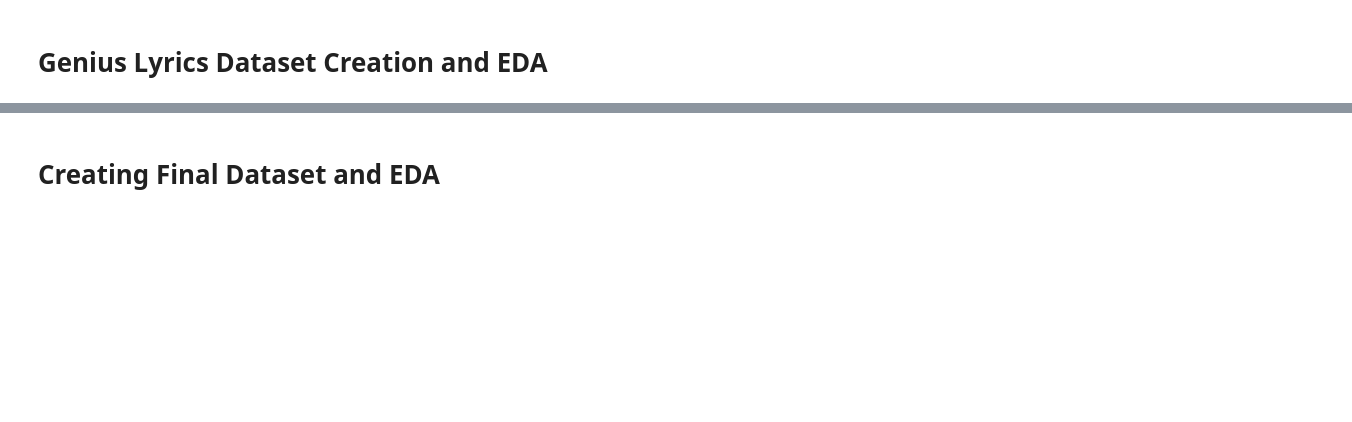
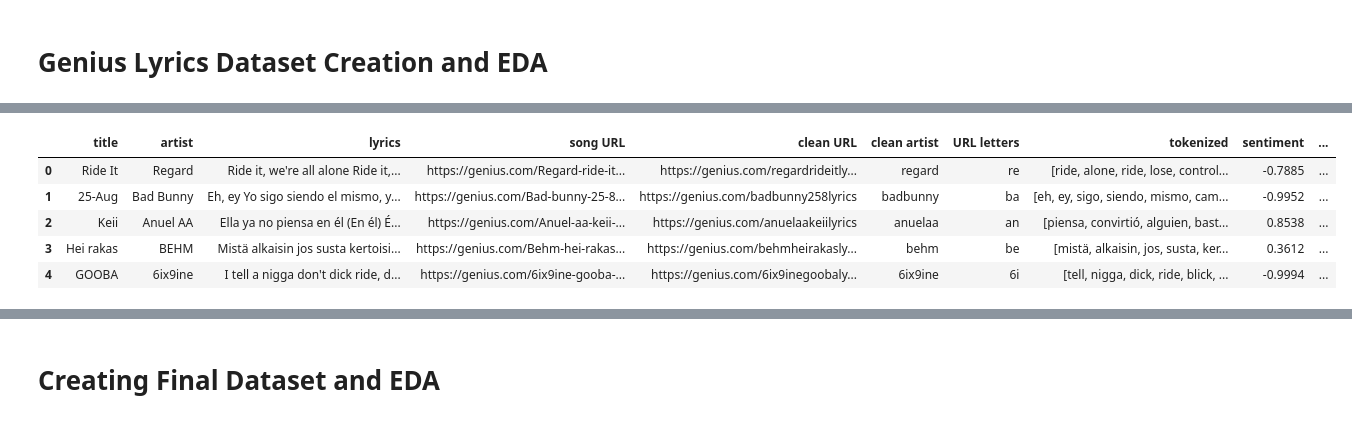
Before and after one commit to Joseph-Willem-Ricci/5450-final-project, a Jupyter notebook: CIS5450_Project.ipynb, the cells around one changed output, grey strips where cells are left out. Cells and saved outputs as stored; diff of their text form; code cells hidden in the pictures; blank space fills up the shorter version.

```diff
--- a/CIS5450_Project.ipynb
+++ b/CIS5450_Project.ipynb
@@ -637,3 +896,3 @@ df_lyrics.loc[df_lyrics['song URL'] == 'https://genius.com/Gerald-haywood-2018-h
 # %%
 # clean up by dropping rows that aren't lyrics
-df_lyrics = df_lyrics[~df_lyrics['song URL'].str.contains('annotated')]
+"""df_lyrics = df_lyrics[~df_lyrics['song URL'].str.contains('annotated')]"""
@@ -642,12 +903,13 @@ df_lyrics = df_lyrics[~df_lyrics['song URL'].str.contains('annotated')]
 df_lyrics['lyrics'] = [re.sub('^.*Lyrics', '', x) for x in df_lyrics['lyrics']]
 # %%
 #remove rows where the URL is not correct so the lyrics are not accurate
+# commented out because I ran this code before uploading the final data file to kaggle instead
 
-df_lyrics['clean URL'] = df_lyrics['song URL'].str.replace('-', '').str.lower()
+"""df_lyrics['clean URL'] = df_lyrics['song URL'].str.replace('-', '').str.lower()
 df_lyrics['clean artist'] = df_lyrics['artist'].str.replace(' ', '').str.lower()
 
 df_lyrics['URL letters'] = df_lyrics['clean URL'].str.extract(r'https://genius\.com/(\w{2})')
 
 #print(df_lyrics.head(10))
 
-df_lyrics = df_lyrics.loc[df_lyrics['URL letters'] == df_lyrics['clean artist'].str[:2]]
+df_lyrics = df_lyrics.loc[df_lyrics['URL letters'] == df_lyrics['clean artist'].str[:2]]"""
@@ -740,10 +1062,10 @@ def extract_spacy_data(song):
     verbs = " ".join(spacy_dataframe["Lemma"][spacy_dataframe["PoS"] == "VERB"].values)
     nouns = " ".join(spacy_dataframe["Lemma"][spacy_dataframe["PoS"] == "NOUN"].values)
     adverbs = " ".join(spacy_dataframe["Lemma"][spacy_dataframe["PoS"] == "ADV"].values)
-    corpus_clean = " ".join([token.lemma_ if token.lemma_ != "-PRON-" else token.text
-                              for token in doc if not token.is_stop])
-    corpus_clean = re.sub(r'[^A-Za-z0-9]+', ' ', corpus_clean)
-    return verbs, nouns, adverbs, corpus_clean
+    #corpus_clean = " ".join([token.lemma_ if token.lemma_ != "-PRON-" else token.text for token in doc if not token.is_stop])
+    #corpus_clean = re.sub(r'[^A-Za-z0-9]+', ' ', corpus_clean)
+    #return verbs, nouns, adverbs, corpus_clean
+    return verbs, nouns, adverbs
 # %%
 from datetime import datetime
 start_time = datetime.now()
@@ -767,4 +1104,13 @@ for i in range (0, len(df_lyrics)):
     unique_word_counts.append(len(set(df_lyrics.iloc[i]['lyrics'].split())))
 df_lyrics['word counts'] = word_counts
 df_lyrics['unique word counts'] = unique_word_counts
+# %%
+df_lyrics.head()
+# %% [output]
+|  | title | artist | lyrics | song URL | clean URL | clean artist | URL letters | tokenized | sentiment | ... |
+| 0 | Ride It | Regard | Ride it, we're all alone Ride it,... | https://genius.com/Regard-ride-it... | https://genius.com/regardrideitly... | regard | re | [ride, alone, ride, lose, control... | -0.7885 | ... |
+| 1 | 25-Aug | Bad Bunny | Eh, ey Yo sigo siendo el mismo, y... | https://genius.com/Bad-bunny-25-8... | https://genius.com/badbunny258lyrics | badbunny | ba | [eh, ey, sigo, siendo, mismo, cam... | -0.9952 | ... |
+| 2 | Keii | Anuel AA | Ella ya no piensa en él (En él) É... | https://genius.com/Anuel-aa-keii-... | https://genius.com/anuelaakeiilyrics | anuelaa | an | [piensa, convirtió, alguien, bast... | 0.8538 | ... |
+| 3 | Hei rakas | BEHM | Mistä alkaisin jos susta kertoisi... | https://genius.com/Behm-hei-rakas... | https://genius.com/behmheirakasly... | behm | be | [mistä, alkaisin, jos, susta, ker... | 0.3612 | ... |
+| 4 | GOOBA | 6ix9ine | I tell a nigga don't dick ride, d... | https://genius.com/6ix9ine-gooba-... | https://genius.com/6ix9inegoobaly... | 6ix9ine | 6i | [tell, nigga, dick, ride, blick, ... | -0.9994 | ... |
 # %%
```
Also changed, not shown: parts of 75 cells of this notebook.
